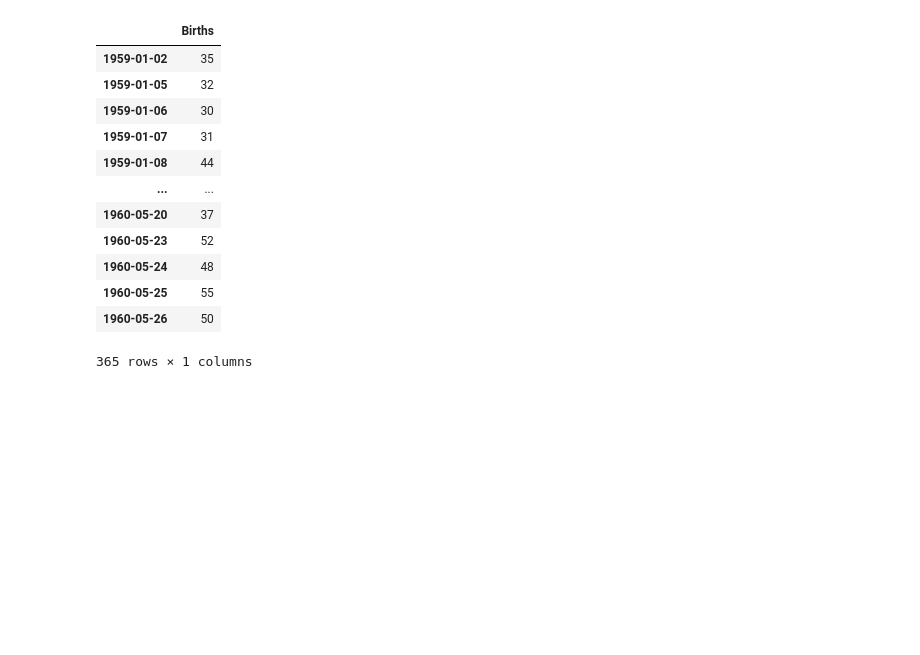
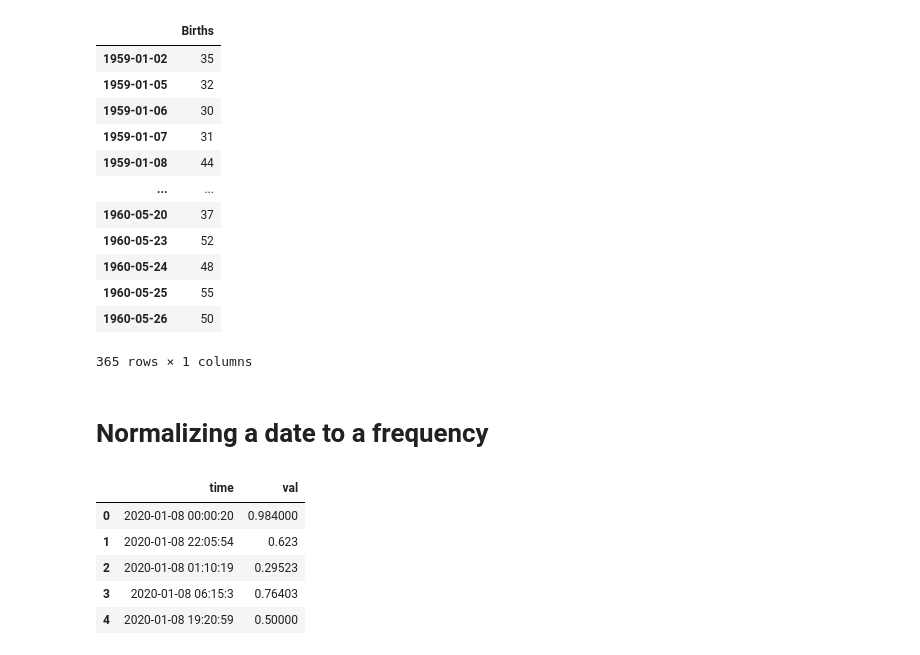
Before and after one commit to Rajiv2806/Python-Code-Helpers, a Jupyter notebook: Pandas/Pandas Dates.ipynb, the cells around one changed output. Cells and saved outputs as stored; diff of their text form; code cells hidden in the pictures; blank space fills up the shorter version.

```diff
--- a/Pandas/Pandas Dates.ipynb
+++ b/Pandas/Pandas Dates.ipynb
@@ -952,3 +952,22 @@ df.tshift(1)
 | 1960-05-25 | 55 |
 | 1960-05-26 | 50 |
 365 rows × 1 columns
+# %% [markdown]
+# Normalizing a date to a frequency
+# %%
+alfa = [["2020-01-08 00:00:20","0.984000"],
+        ["2020-01-08 22:05:54","0.623"],
+        ["2020-01-08 01:10:19","0.29523"],
+        ["2020-01-08 06:15:3","0.76403"],
+        ["2020-01-08 19:20:59","0.50000"]]
+
+beta = [{'time': i[0], 'val':i[1]} for i in alfa]
+df = pd.DataFrame(beta)
+df
+# %% [output]
+|  | time | val |
+| 0 | 2020-01-08 00:00:20 | 0.984000 |
+| 1 | 2020-01-08 22:05:54 | 0.623 |
+| 2 | 2020-01-08 01:10:19 | 0.29523 |
+| 3 | 2020-01-08 06:15:3 | 0.76403 |
+| 4 | 2020-01-08 19:20:59 | 0.50000 |
```
Also changed, not shown: parts of 6 cells of this notebook, 2 other files.
